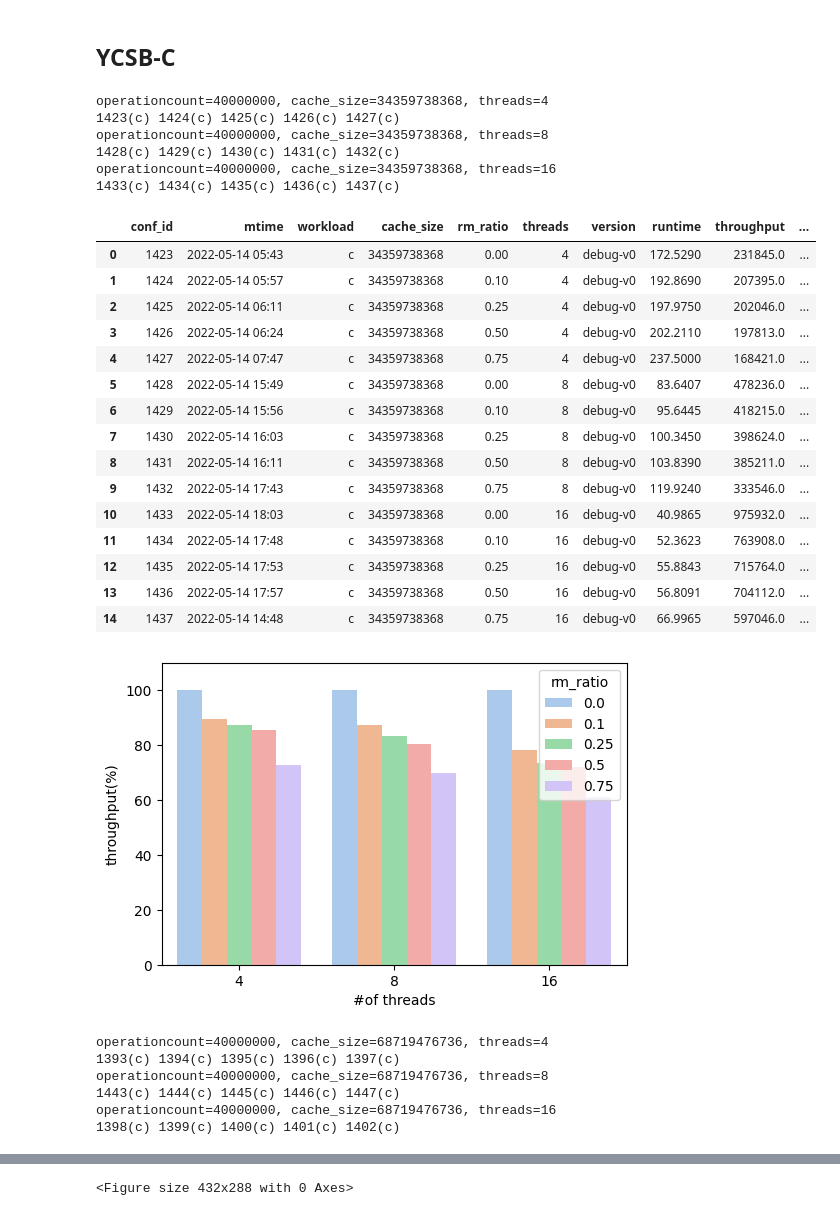
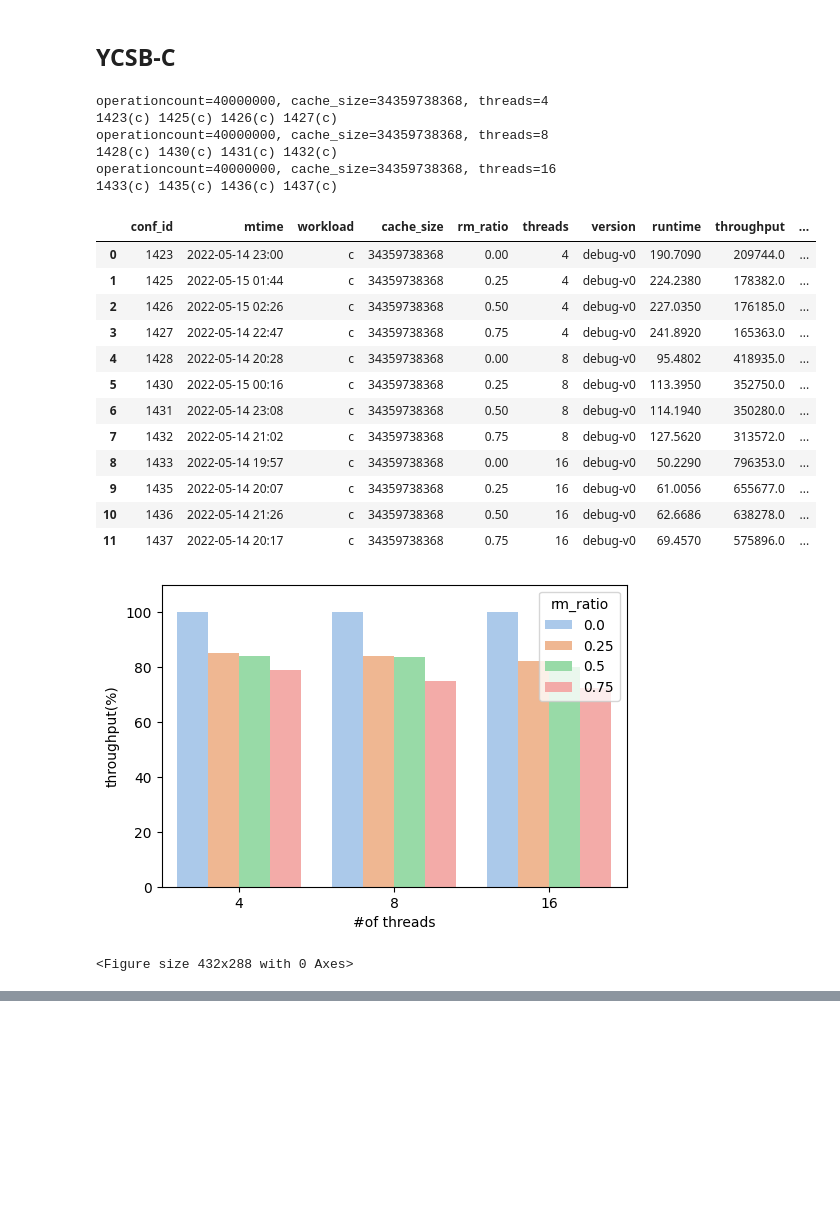
Before and after one commit to RabbitWhite1/d-rocksdb, a Jupyter notebook: ycsb_expr/d-result.ipynb, the cells around one changed output, grey strips where cells are left out. Drawn from its saved outputs; the diff is of its cells as text; code cells hidden in the pictures; blank space fills up the shorter version.

```diff
--- a/ycsb_expr/d-result.ipynb
+++ b/ycsb_expr/d-result.ipynb
@@ -32,7 +32,7 @@ for cache_size in [32*1024**3,64*1024**3]:
     for threads in [4,8,16]:
         print(f'{operationcount=}, {cache_size=}, {threads=}')
         inner_data_df = None
-        for rm_ratio in [0.0,0.1,0.25,0.5,0.75]:
+        for rm_ratio in [0.0,0.25,0.5,0.75]:
             conf_id = mngr.get_id(workload=workload, recordcount=recordcount, operationcount=operationcount, threads=threads, write_buffer_size=write_buffer_size, cache_size=cache_size, version=version, zipfian_alpha=zipfian_alpha, requestdistribution=requestdistribution,max_write_buffer_number=max_write_buffer_number,max_background_jobs=max_background_jobs, table_cache_numshardbits=table_cache_numshardbits,min_write_buffer_number_to_merge=min_write_buffer_number_to_merge, rm_ratio=rm_ratio)
             if not osp.exists(mngr.get_local_log_path(conf_id)):
                 print(f'skip({conf_id})', end=' ')
@@ -51,7 +51,7 @@ for cache_size in [32*1024**3,64*1024**3]:
             single_dict['conf_id'] = conf_id
             single_df = pd.DataFrame([single_dict])
             inner_data_df = single_df if inner_data_df is None else pd.concat([inner_data_df, single_df], ignore_index=True)
-        if inner_data_df is not None:
+        if inner_data_df is not None and 'throughput' in inner_data_df.columns:
             inner_data_df['throughput(%)'] = inner_data_df['throughput'] / inner_data_df['throughput'].max() * 100
             data_df = inner_data_df if data_df is None else pd.concat([data_df, inner_data_df], ignore_index=True)
         print()
@@ -61,7 +61,8 @@ for cache_size in [32*1024**3,64*1024**3]:
     fig = plt.figure(dpi=100)
     display(data_df)
     ax = plt.gca()
-    y_label = 'throughput(%)'
+    y_label = 'throughput'
+    # y_label = 'throughput(%)'
     sns.barplot(x='threads', y=y_label, hue='rm_ratio', data=data_df, ax=ax, palette=sns.color_palette("pastel"))
     ax.set_ylim(0, data_df[y_label].max() * 1.1)
     ax.set_xlabel('#of threads')
@@ -130,11 +128,11 @@ version = 'debug-v0'
 operationcount = 40000000
 
 data_df = None
-for cache_size in [32*1024**3,64*1024**3]:
+for cache_size in [32*1024**3]:
     for threads in [4,8,16]:
         print(f'{operationcount=}, {cache_size=}, {threads=}')
         inner_data_df = None
-        for rm_ratio in [0.0,0.1,0.25,0.5,0.75]:
+        for rm_ratio in [0.0,0.25,0.5,0.75]:
             conf_id = mngr.get_id(workload=workload, recordcount=recordcount, operationcount=operationcount, threads=threads, write_buffer_size=write_buffer_size, cache_size=cache_size, version=version, zipfian_alpha=zipfian_alpha, requestdistribution=requestdistribution,max_write_buffer_number=max_write_buffer_number,max_background_jobs=max_background_jobs, table_cache_numshardbits=table_cache_numshardbits,min_write_buffer_number_to_merge=min_write_buffer_number_to_merge, rm_ratio=rm_ratio)
             if not osp.exists(mngr.get_local_log_path(conf_id)):
                 print(f'skip({conf_id})', end=' ')
@@ -149,56 +147,49 @@ for cache_size in [32*1024**3,64*1024**3]:
             single_dict['cache_size'] = cache_size
             single_dict['rm_ratio'] = rm_ratio
             single_dict['threads'] = threads
             single_dict['version'] = version
             single_dict['conf_id'] = conf_id
             single_df = pd.DataFrame([single_dict])
             inner_data_df = single_df if inner_data_df is None else pd.concat([inner_data_df, single_df], ignore_index=True)
-        if inner_data_df is not None:
+        if inner_data_df is not None and 'throughput' in inner_data_df.columns:
             inner_data_df['throughput(%)'] = inner_data_df['throughput'] / inner_data_df['throughput'].max() * 100
             data_df = inner_data_df if data_df is None else pd.concat([data_df, inner_data_df], ignore_index=True)
         print()
     if data_df is None:
         continue
     data_df = data_df[['conf_id', 'mtime', 'workload', 'cache_size', 'rm_ratio', 'threads', 'version', 'runtime', 'throughput', 'throughput(%)']]
     fig = plt.figure(dpi=100)
     display(data_df)
     ax = plt.gca()
+    # y_label = 'throughput'
     y_label = 'throughput(%)'
     sns.barplot(x='threads', y=y_label, hue='rm_ratio', data=data_df, ax=ax, palette=sns.color_palette("pastel"))
     ax.set_ylim(0, data_df[y_label].max() * 1.1)
     ax.set_xlabel('#of threads')
     ax.set_ylabel(y_label if y_label.endswith('(%)') else 'throughput(ops/s)')
     mngr.conn.commit()
     data_df = None
     plt.show()
 plt.tight_layout()
 # %% [output]
 operationcount=40000000, cache_size=34359738368, threads=4
-1423(c) 1424(c) 1425(c) 1426(c) 1427(c)
+1423(c) 1425(c) 1426(c) 1427(c)
 operationcount=40000000, cache_size=34359738368, threads=8
-1428(c) 1429(c) 1430(c) 1431(c) 1432(c)
+1428(c) 1430(c) 1431(c) 1432(c)
 operationcount=40000000, cache_size=34359738368, threads=16
-1433(c) 1434(c) 1435(c) 1436(c) 1437(c)
+1433(c) 1435(c) 1436(c) 1437(c)
 |  | conf_id | mtime | workload | cache_size | rm_ratio | threads | version | runtime | throughput | ... |
-| 0 | 1423 | 2022-05-14 05:43 | c | 34359738368 | 0.00 | 4 | debug-v0 | 172.5290 | 231845.0 | ... |
-| 1 | 1424 | 2022-05-14 05:57 | c | 34359738368 | 0.10 | 4 | debug-v0 | 192.8690 | 207395.0 | ... |
-| 2 | 1425 | 2022-05-14 06:11 | c | 34359738368 | 0.25 | 4 | debug-v0 | 197.9750 | 202046.0 | ... |
-| 3 | 1426 | 2022-05-14 06:24 | c | 34359738368 | 0.50 | 4 | debug-v0 | 202.2110 | 197813.0 | ... |
-| 4 | 1427 | 2022-05-14 07:47 | c | 34359738368 | 0.75 | 4 | debug-v0 | 237.5000 | 168421.0 | ... |
-| 5 | 1428 | 2022-05-14 15:49 | c | 34359738368 | 0.00 | 8 | debug-v0 | 83.6407 | 478236.0 | ... |
-| 6 | 1429 | 2022-05-14 15:56 | c | 34359738368 | 0.10 | 8 | debug-v0 | 95.6445 | 418215.0 | ... |
-| 7 | 1430 | 2022-05-14 16:03 | c | 34359738368 | 0.25 | 8 | debug-v0 | 100.3450 | 398624.0 | ... |
-| 8 | 1431 | 2022-05-14 16:11 | c | 34359738368 | 0.50 | 8 | debug-v0 | 103.8390 | 385211.0 | ... |
-| 9 | 1432 | 2022-05-14 17:43 | c | 34359738368 | 0.75 | 8 | debug-v0 | 119.9240 | 333546.0 | ... |
-| 10 | 1433 | 2022-05-14 18:03 | c | 34359738368 | 0.00 | 16 | debug-v0 | 40.9865 | 975932.0 | ... |
-| 11 | 1434 | 2022-05-14 17:48 | c | 34359738368 | 0.10 | 16 | debug-v0 | 52.3623 | 763908.0 | ... |
-| 12 | 1435 | 2022-05-14 17:53 | c | 34359738368 | 0.25 | 16 | debug-v0 | 55.8843 | 715764.0 | ... |
-| 13 | 1436 | 2022-05-14 17:57 | c | 34359738368 | 0.50 | 16 | debug-v0 | 56.8091 | 704112.0 | ... |
-| 14 | 1437 | 2022-05-14 14:48 | c | 34359738368 | 0.75 | 16 | debug-v0 | 66.9965 | 597046.0 | ... |
+| 0 | 1423 | 2022-05-14 23:00 | c | 34359738368 | 0.00 | 4 | debug-v0 | 190.7090 | 209744.0 | ... |
+| 1 | 1425 | 2022-05-15 01:44 | c | 34359738368 | 0.25 | 4 | debug-v0 | 224.2380 | 178382.0 | ... |
+| 2 | 1426 | 2022-05-15 02:26 | c | 34359738368 | 0.50 | 4 | debug-v0 | 227.0350 | 176185.0 | ... |
+| 3 | 1427 | 2022-05-14 22:47 | c | 34359738368 | 0.75 | 4 | debug-v0 | 241.8920 | 165363.0 | ... |
+| 4 | 1428 | 2022-05-14 20:28 | c | 34359738368 | 0.00 | 8 | debug-v0 | 95.4802 | 418935.0 | ... |
+| 5 | 1430 | 2022-05-15 00:16 | c | 34359738368 | 0.25 | 8 | debug-v0 | 113.3950 | 352750.0 | ... |
+| 6 | 1431 | 2022-05-14 23:08 | c | 34359738368 | 0.50 | 8 | debug-v0 | 114.1940 | 350280.0 | ... |
+| 7 | 1432 | 2022-05-14 21:02 | c | 34359738368 | 0.75 | 8 | debug-v0 | 127.5620 | 313572.0 | ... |
+| 8 | 1433 | 2022-05-14 19:57 | c | 34359738368 | 0.00 | 16 | debug-v0 | 50.2290 | 796353.0 | ... |
+| 9 | 1435 | 2022-05-14 20:07 | c | 34359738368 | 0.25 | 16 | debug-v0 | 61.0056 | 655677.0 | ... |
+| 10 | 1436 | 2022-05-14 21:26 | c | 34359738368 | 0.50 | 16 | debug-v0 | 62.6686 | 638278.0 | ... |
+| 11 | 1437 | 2022-05-14 20:17 | c | 34359738368 | 0.75 | 16 | debug-v0 | 69.4570 | 575896.0 | ... |
-[figure, old version]
+[figure, new version]
-operationcount=40000000, cache_size=68719476736, threads=4
-1393(c) 1394(c) 1395(c) 1396(c) 1397(c)
-operationcount=40000000, cache_size=68719476736, threads=8
-1443(c) 1444(c) 1445(c) 1446(c) 1447(c)
-operationcount=40000000, cache_size=68719476736, threads=16
-1398(c) 1399(c) 1400(c) 1401(c) 1402(c)
+<Figure size 432x288 with 0 Axes>
@@ -222 +195,0 @@ operationcount=40000000, cache_size=68719476736, threads=16
-<Figure size 432x288 with 0 Axes>
```
Also changed, not shown: parts of 2 cells of this notebook, 5 other files.
